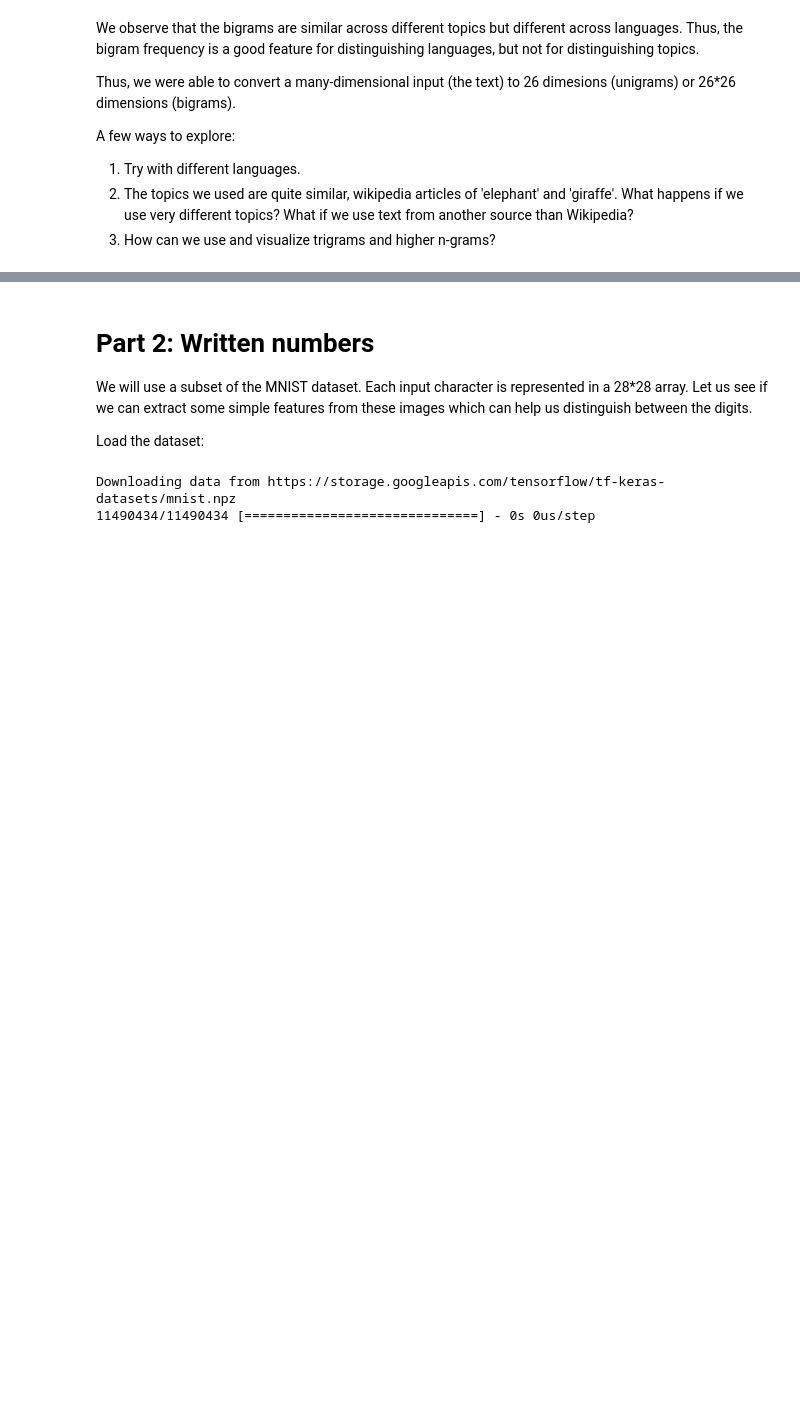
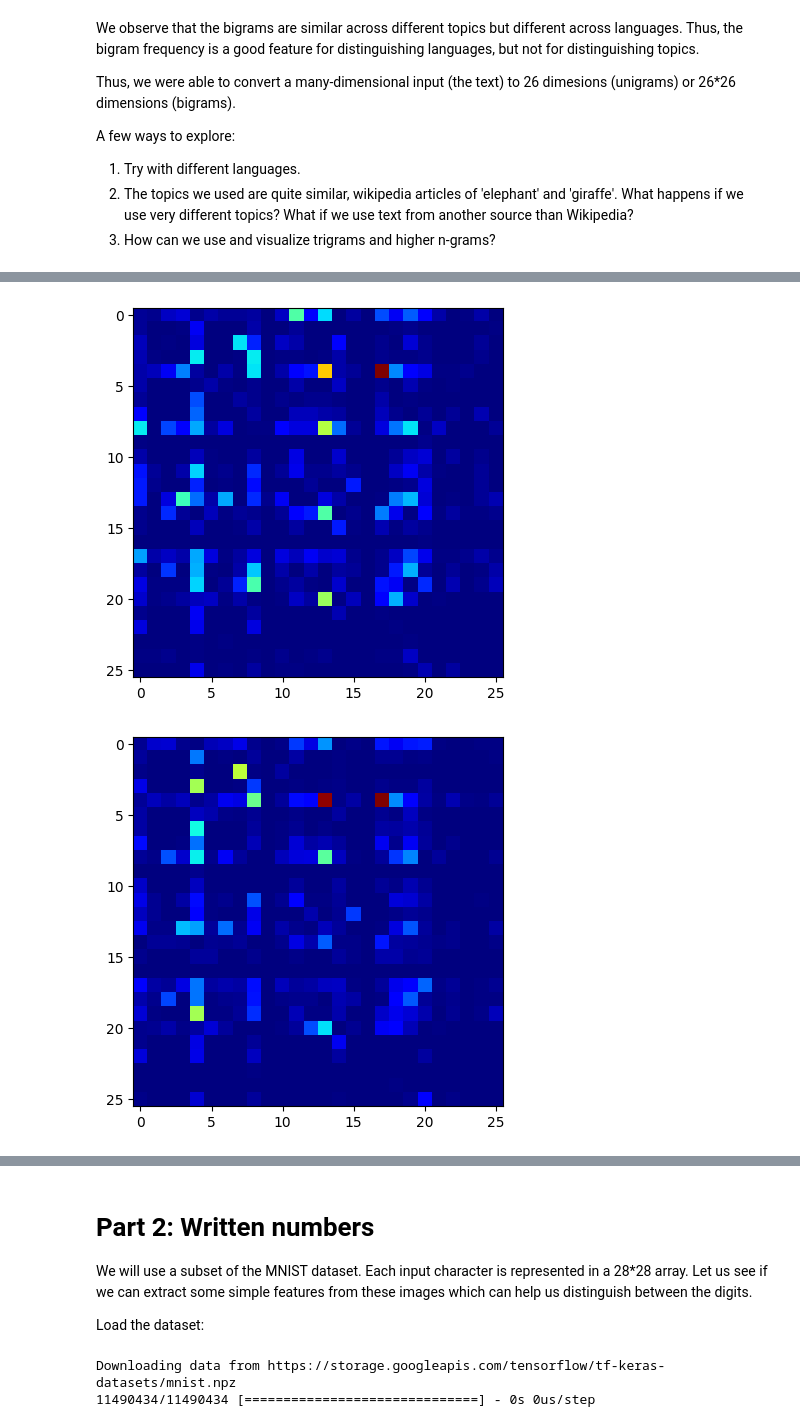
Before and after one commit to LakshmiAjay/FMML2023, a Jupyter notebook: Module_01_Lab_01_Features.ipynb, the cells around one changed output, grey strips where cells are left out. Saved outputs shown, nothing was run; the diff lists cells and outputs as text; code cells hidden in the pictures; blank space fills up the shorter version.

```diff
--- a/Module_01_Lab_01_Features.ipynb
+++ b/Module_01_Lab_01_Features.ipynb
@@ -233,0 +311,7 @@ A few ways to explore:
+# %%
+bifr1 = plotbihistogram(bigram_de1)
+plt.show()
+bifr2 = plotbihistogram(bigram_de2)
+# %% [output]
+[figure, added]
+[figure, added]
```
Also changed, not shown: parts of 10 cells of this notebook.
